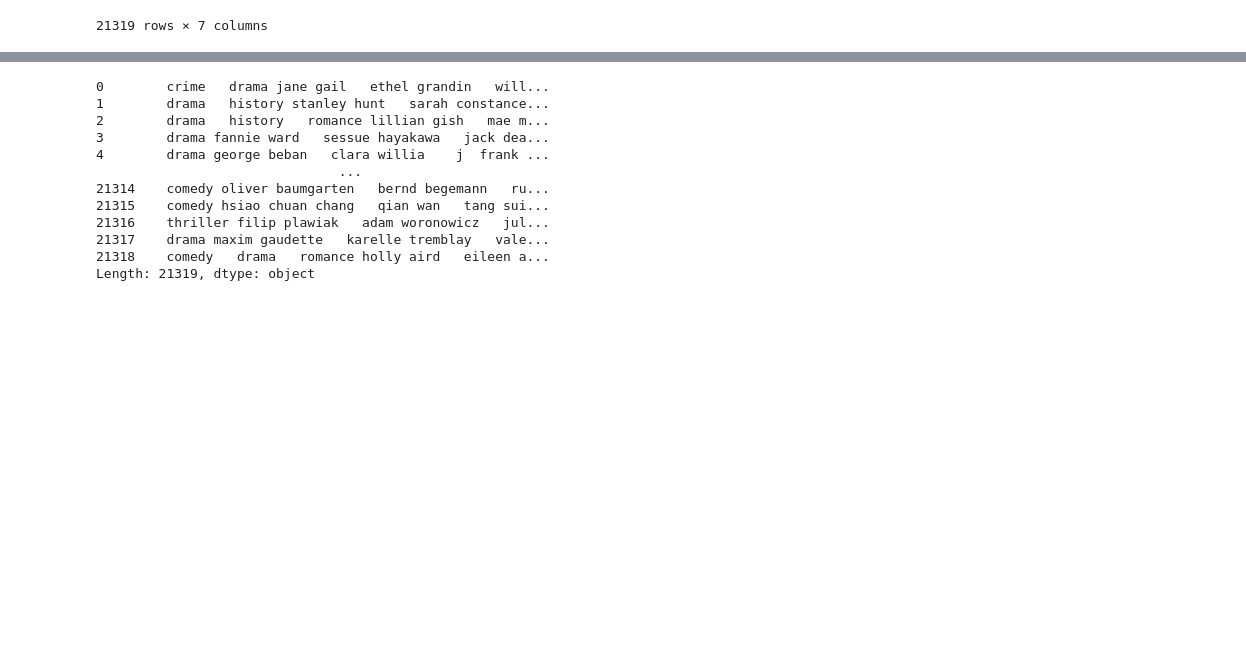
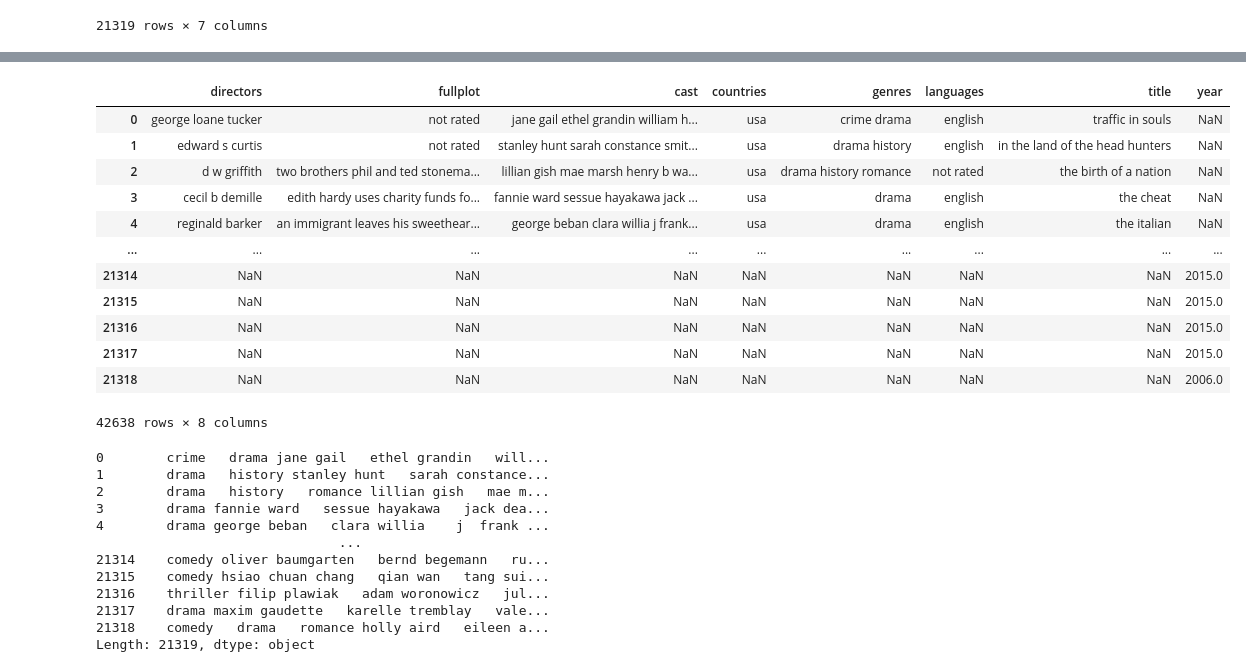
Before and after one commit to 75andybermond/Movie_recommandations, a Jupyter notebook: ML_notebook.ipynb, the cells around one changed output, grey strips where cells are left out. Saved outputs shown, nothing was run; the diff lists cells and outputs as text; code cells hidden in the pictures; blank space fills up the shorter version.

```diff
--- a/ML_notebook.ipynb
+++ b/ML_notebook.ipynb
@@ -65,3 +91,22 @@ selected_features = selected_features.applymap(lambda x: x.strip().replace("  ",
+# %%
+year = df[['year']]
+frame = [selected_features, year]
+result = pd.concat(frame)
+result
+# %% [output]
+|  | directors | fullplot | cast | countries | genres | languages | title | year |
+| 0 | george loane tucker | not rated | jane gail ethel grandin william h... | usa | crime drama | english | traffic in souls | NaN |
+| 1 | edward s curtis | not rated | stanley hunt sarah constance smit... | usa | drama history | english | in the land of the head hunters | NaN |
+| 2 | d w griffith | two brothers phil and ted stonema... | lillian gish mae marsh henry b wa... | usa | drama history romance | not rated | the birth of a nation | NaN |
+| 3 | cecil b demille | edith hardy uses charity funds fo... | fannie ward sessue hayakawa jack ... | usa | drama | english | the cheat | NaN |
+| 4 | reginald barker | an immigrant leaves his sweethear... | george beban clara willia j frank... | usa | drama | english | the italian | NaN |
+| ... | ... | ... | ... | ... | ... | ... | ... | ... |
+| 21314 | NaN | NaN | NaN | NaN | NaN | NaN | NaN | 2015.0 |
+| 21315 | NaN | NaN | NaN | NaN | NaN | NaN | NaN | 2015.0 |
+| 21316 | NaN | NaN | NaN | NaN | NaN | NaN | NaN | 2015.0 |
+| 21317 | NaN | NaN | NaN | NaN | NaN | NaN | NaN | 2015.0 |
+| 21318 | NaN | NaN | NaN | NaN | NaN | NaN | NaN | 2006.0 |
+42638 rows × 8 columns
 # %%
 # combining all the 7 selected features
 
```
Also changed, not shown: parts of 2 cells of this notebook, 5 other files.
